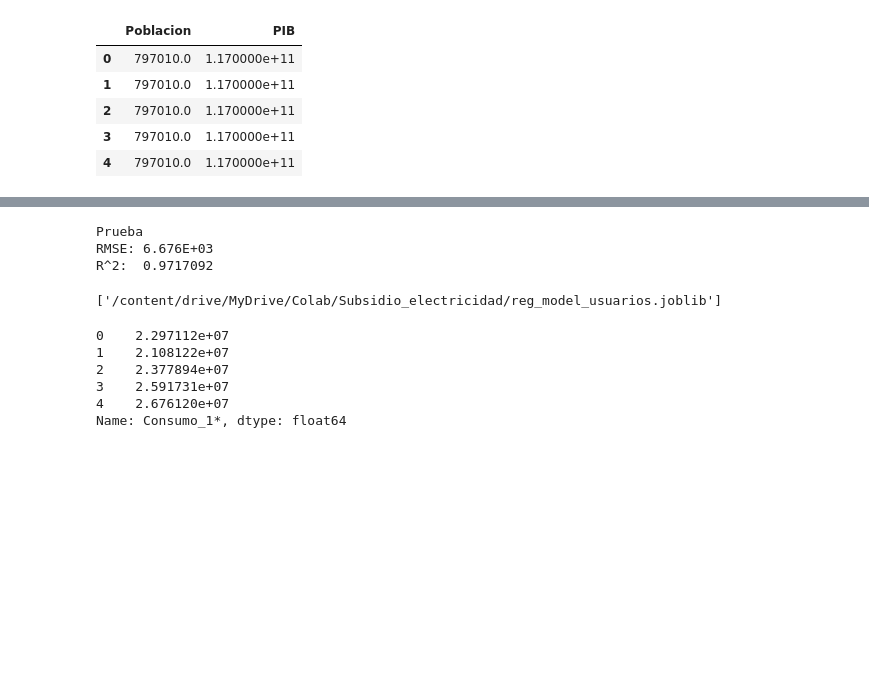
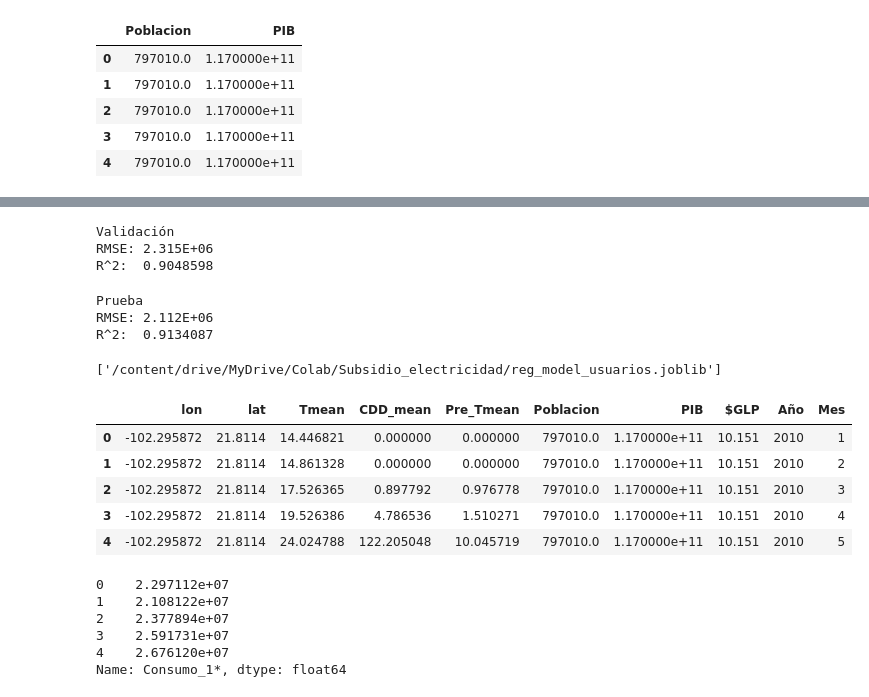
Before and after one commit to rodrigoms95/herramientas-climatico-22-1, a Jupyter notebook: code/Proyecto/Jupyter/train_ML.ipynb, the cells around one changed output, grey strips where cells are left out. Drawn from its saved outputs; the diff is of its cells as text; code cells hidden in the pictures; blank space fills up the shorter version.

```diff
--- a/code/Proyecto/Jupyter/train_ML.ipynb
+++ b/code/Proyecto/Jupyter/train_ML.ipynb
@@ -175,7 +229,29 @@ R^2:  0.9719435
+# %%
+# Probamos la regresión en el set de validación.
+preds = xg_reg.predict(X_reg_val)
+
+# Quitamos el logaritmo para evaluar el error.
+preds = np.exp(preds)
+
+# Calculamos el error de validación.
+rmse = np.sqrt(mean_squared_error(Y_val, preds))
+r2 = r2_score(Y_val, preds)
+
+print("Validación")
+print(f"RMSE: {rmse:.3E}")
+print(f"R^2:  {r2:.7f}")
+
+# Probamos la regresión en el set de prueba
+# y guardamos el resultado para su evaluación final.
+test_0b = np.exp(xg_reg.predict(X_reg_test))
+# %% [output]
+Validación
+RMSE: 2.315E+06
+R^2:  0.9048598
 # %%
 # Calculamos el error de prueba.
-rmse = np.sqrt(mean_squared_error(Y_test, test_0))
-r2 = r2_score(Y_test, test_0)
+rmse = np.sqrt(mean_squared_error(Y_test, test_0b))
+r2 = r2_score(Y_test, test_0b)
 
 print("Prueba")
 print(f"RMSE: {rmse:.3E}")
@@ -185,8 +261,8 @@ print(f"R^2:  {r2:.7f}")
 dump(lin_reg, path_drive + "reg_model_usuarios.joblib")
 # %% [output]
 Prueba
-RMSE: 6.676E+03
-R^2:  0.9717092
+RMSE: 2.112E+06
+R^2:  0.9134087
 ['/content/drive/MyDrive/Colab/Subsidio_electricidad/reg_model_usuarios.joblib']
 # %%
 # Predicción de consumo.
@@ -204,6 +280,16 @@ X_train, X_test, Y_train, Y_test = train_test_split(
 # Separamos en conjunto de prueba y de validación.
 X_train, X_val, Y_train, Y_val = train_test_split(
     X, Y, test_size = 0.5 )
+# %%
+# Features a utilizar.
+X.head()
+# %% [output]
+|  | lon | lat | Tmean | CDD_mean | Pre_Tmean | Poblacion | PIB | $GLP | Año | Mes |
+| 0 | -102.295872 | 21.8114 | 14.446821 | 0.000000 | 0.000000 | 797010.0 | 1.170000e+11 | 10.151 | 2010 | 1 |
+| 1 | -102.295872 | 21.8114 | 14.861328 | 0.000000 | 0.000000 | 797010.0 | 1.170000e+11 | 10.151 | 2010 | 2 |
+| 2 | -102.295872 | 21.8114 | 17.526365 | 0.897792 | 0.976778 | 797010.0 | 1.170000e+11 | 10.151 | 2010 | 3 |
+| 3 | -102.295872 | 21.8114 | 19.526386 | 4.786536 | 1.510271 | 797010.0 | 1.170000e+11 | 10.151 | 2010 | 4 |
+| 4 | -102.295872 | 21.8114 | 24.024788 | 122.205048 | 10.045719 | 797010.0 | 1.170000e+11 | 10.151 | 2010 | 5 |
 # %%
 # Variable a predecir.
 Y.head()
```
Also changed, not shown: parts of 17 cells of this notebook.
